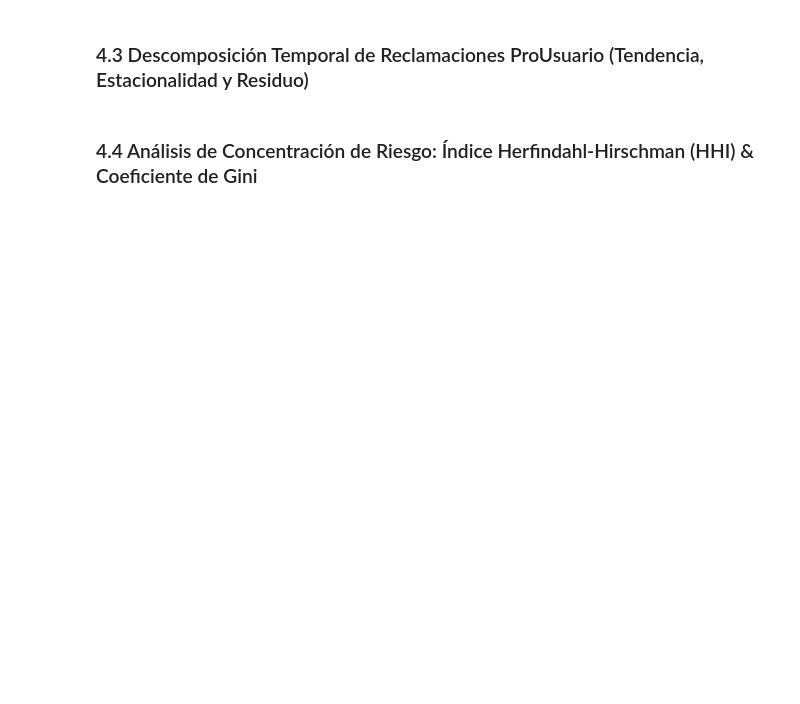
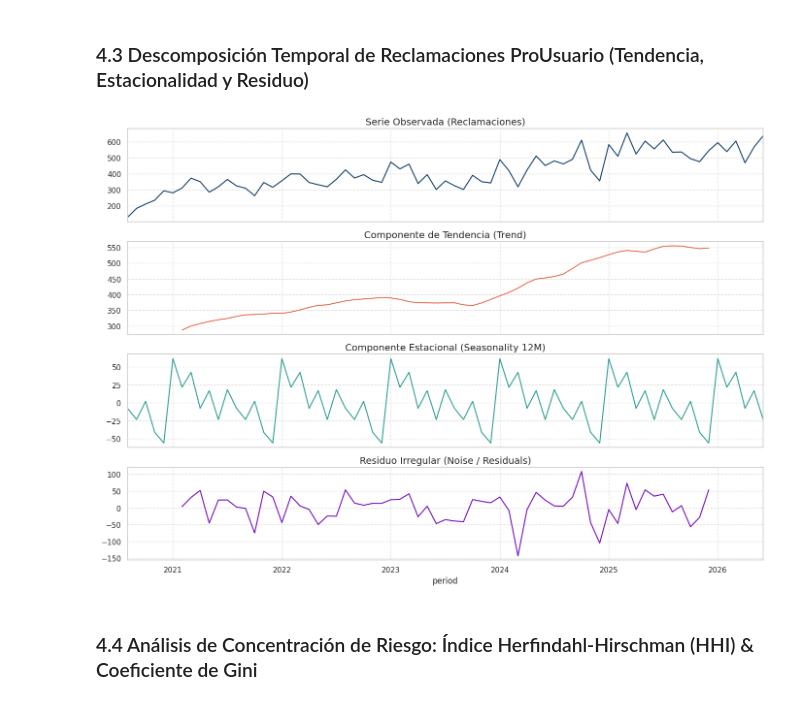
Before and after one commit to GuillenConcepcion/SB-RiskIntel-Project-Odysseus-Plataforma-de-Inteligencia-Artificial-Regulatoria-Supervisi-n, a Jupyter notebook: notebooks/01_eda_data_quality_modeling_prescriptive.ipynb, the cells around one changed output. Drawn from its saved outputs; the diff is of its cells as text; code cells hidden in the pictures; blank space fills up the shorter version.

```diff
--- a/notebooks/01_eda_data_quality_modeling_prescriptive.ipynb
+++ b/notebooks/01_eda_data_quality_modeling_prescriptive.ipynb
@@ -331,18 +383,33 @@ plt.show()
 ### 4.3 Descomposición Temporal de Reclamaciones ProUsuario (Tendencia, Estacionalidad y Residuo)
 # %%
 # Descomposición de la serie temporal mensual
-decomp = decompose_supervisory_time_series(df_claims.set_index("period")["reclamaciones"], period=12)
+# Convertimos el periodo a datetime y aseguramos que el índice sea temporal
+series_decomp = df_claims.copy()
+series_decomp["period"] = pd.to_datetime(series_decomp["period"])
+series_decomp = series_decomp.set_index("period")["reclamaciones"]
+
+# Forzamos extrapolate_trend=0 si es necesario o manejamos la llamada directamente
+try:
+    # Intentamos la llamada estándar del proyecto
+    decomp = decompose_supervisory_time_series(series_decomp, period=12)
+except TypeError:
+    # Si falla por el error de tipos en statsmodels, usamos seasonal_decompose directamente sin extrapolación
+    from statsmodels.tsa.seasonal import seasonal_decompose
+    res = seasonal_decompose(series_decomp, period=12, extrapolate_trend=0)
+    decomp = {"observed": res.observed, "trend": res.trend, "seasonal": res.seasonal, "residual": res.resid}
 
 fig, axes = plt.subplots(4, 1, figsize=(14, 10), sharex=True)
 decomp["observed"].plot(ax=axes[0], color="#0d3b66", title="Serie Observada (Reclamaciones)")
 decomp["trend"].plot(ax=axes[1], color="#e76f51", title="Componente de Tendencia (Trend)")
 decomp["seasonal"].plot(ax=axes[2], color="#2a9d8f", title="Componente Estacional (Seasonality 12M)")
 decomp["residual"].plot(ax=axes[3], color="#7209b7", title="Residuo Irregular (Noise / Residuals)")
 
 for ax in axes:
     ax.grid(True, linestyle="--", alpha=0.6)
 plt.tight_layout()
 plt.show()
+# %% [output]
+[figure, added]
 # %% [markdown]
 ### 4.4 Análisis de Concentración de Riesgo: Índice Herfindahl-Hirschman (HHI) & Coeficiente de Gini
 # %%
```
Also changed, not shown: parts of 20 cells of this notebook.
